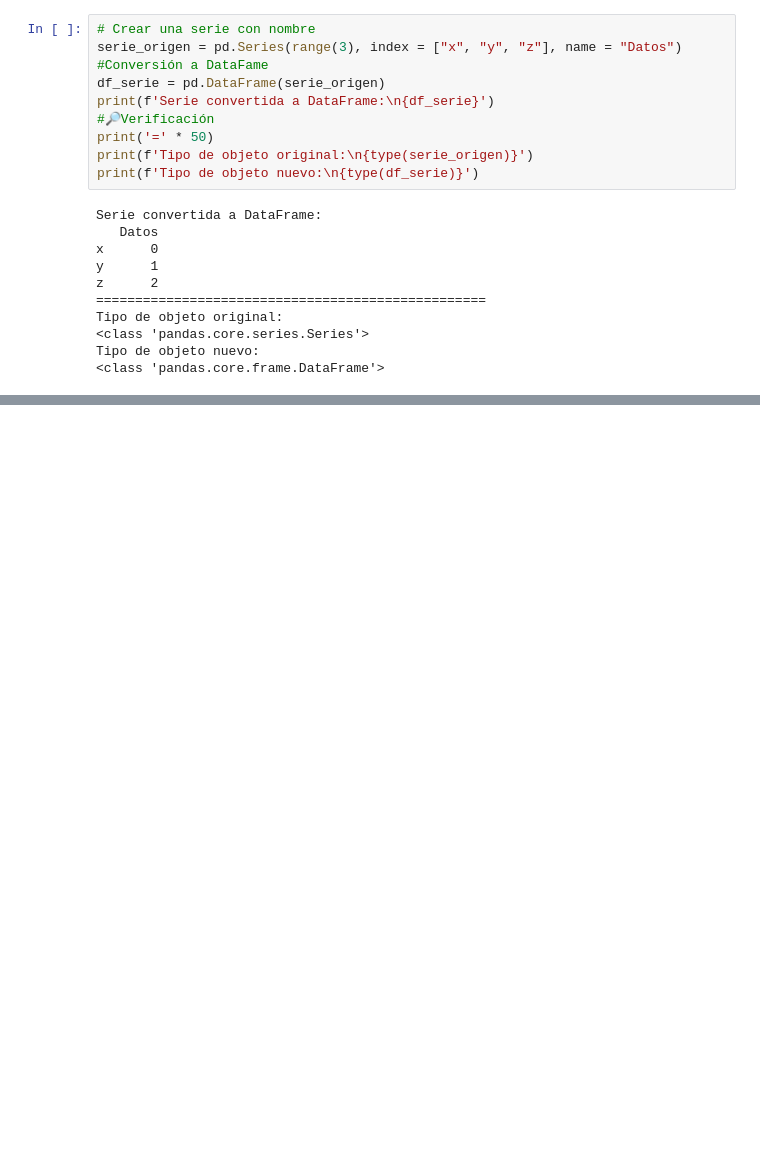
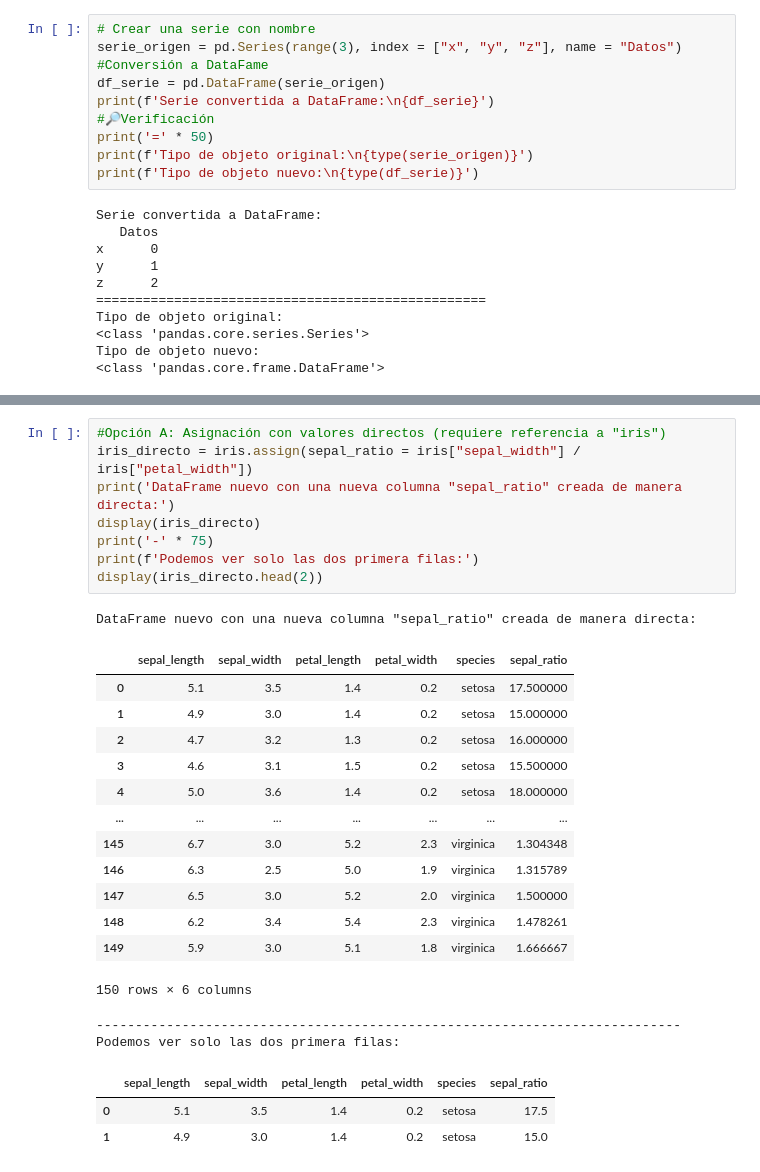
Before and after one commit to Dev-Milder-Gonzalez/Learning-Python-Pandas, a Jupyter notebook: notebooks/Introduccion_estructura_datos.ipynb, the cells around one changed output, grey strips where cells are left out. Saved outputs shown, nothing was run; the diff lists cells and outputs as text; blank space fills up the shorter version.

```diff
--- a/notebooks/Introduccion_estructura_datos.ipynb
+++ b/notebooks/Introduccion_estructura_datos.ipynb
@@ -934,0 +1134,28 @@ Tipo de objeto nuevo:
+# %%
+#Opción A: Asignación con valores directos (requiere referencia a "iris")
+iris_directo = iris.assign(sepal_ratio = iris["sepal_width"] / iris["petal_width"])
+print('DataFrame nuevo con una nueva columna "sepal_ratio" creada de manera directa:')
+display(iris_directo)
+print('-' * 75)
+print(f'Podemos ver solo las dos primera filas:')
+display(iris_directo.head(2))
+# %% [output]
+DataFrame nuevo con una nueva columna "sepal_ratio" creada de manera directa:
+|  | sepal_length | sepal_width | petal_length | petal_width | species | sepal_ratio |
+| 0 | 5.1 | 3.5 | 1.4 | 0.2 | setosa | 17.500000 |
+| 1 | 4.9 | 3.0 | 1.4 | 0.2 | setosa | 15.000000 |
+| 2 | 4.7 | 3.2 | 1.3 | 0.2 | setosa | 16.000000 |
+| 3 | 4.6 | 3.1 | 1.5 | 0.2 | setosa | 15.500000 |
+| 4 | 5.0 | 3.6 | 1.4 | 0.2 | setosa | 18.000000 |
+| ... | ... | ... | ... | ... | ... | ... |
+| 145 | 6.7 | 3.0 | 5.2 | 2.3 | virginica | 1.304348 |
+| 146 | 6.3 | 2.5 | 5.0 | 1.9 | virginica | 1.315789 |
+| 147 | 6.5 | 3.0 | 5.2 | 2.0 | virginica | 1.500000 |
+| 148 | 6.2 | 3.4 | 5.4 | 2.3 | virginica | 1.478261 |
+| 149 | 5.9 | 3.0 | 5.1 | 1.8 | virginica | 1.666667 |
+150 rows × 6 columns
+---------------------------------------------------------------------------
+Podemos ver solo las dos primera filas:
+|  | sepal_length | sepal_width | petal_length | petal_width | species | sepal_ratio |
+| 0 | 5.1 | 3.5 | 1.4 | 0.2 | setosa | 17.5 |
+| 1 | 4.9 | 3.0 | 1.4 | 0.2 | setosa | 15.0 |
```
Also changed, not shown: parts of 18 cells of this notebook, 1 other file.
